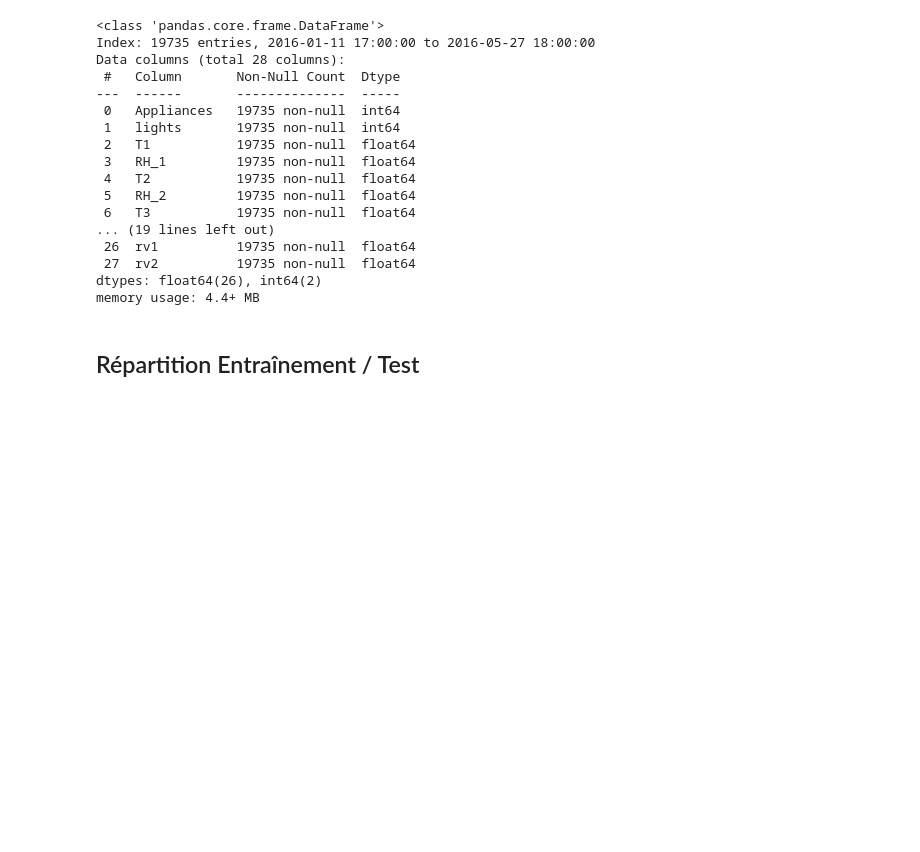
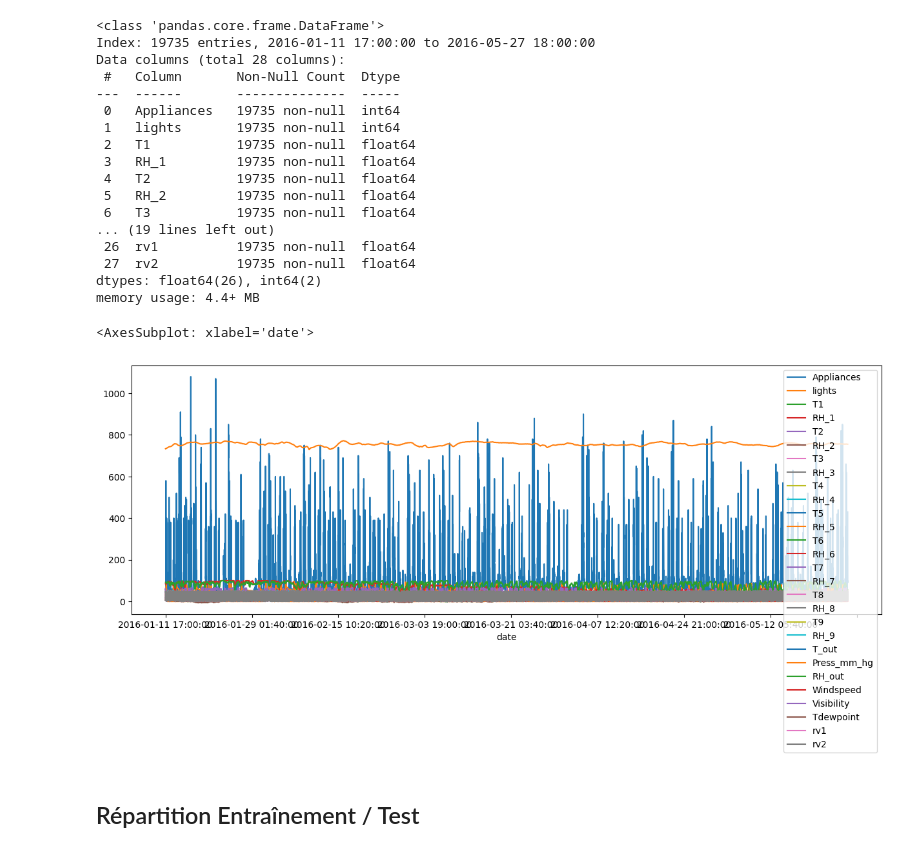
Before and after one commit to mouminaa/RNN, a Jupyter notebook: RNN_Mulitivaria.ipynb, the cells around one changed output. Drawn from its saved outputs; the diff is of its cells as text; code cells hidden in the pictures; blank space fills up the shorter version.

```diff
--- a/RNN_Mulitivaria.ipynb
+++ b/RNN_Mulitivaria.ipynb
@@ -26,6 +71,11 @@ Data columns (total 28 columns):
  27  rv2          19735 non-null  float64
 dtypes: float64(26), int64(2)
 memory usage: 4.4+ MB
+# %%
+df.plot(figsize=(15,5))
+# %% [output]
+<AxesSubplot: xlabel='date'>
+[figure, added]
 # %% [markdown]
 ## Répartition Entraînement / Test
 # %%
```
Also changed, not shown: parts of 47 cells of this notebook.
